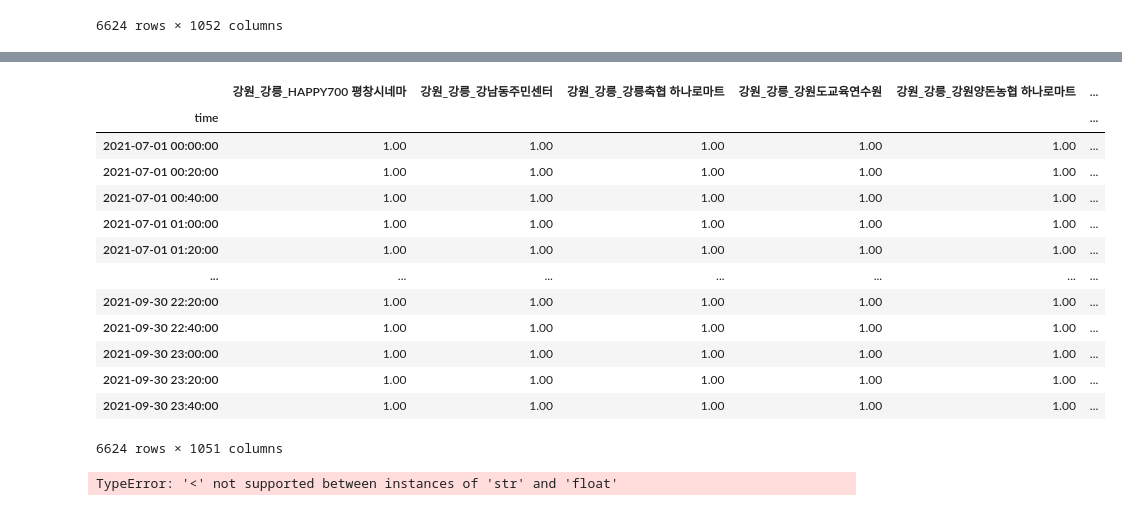
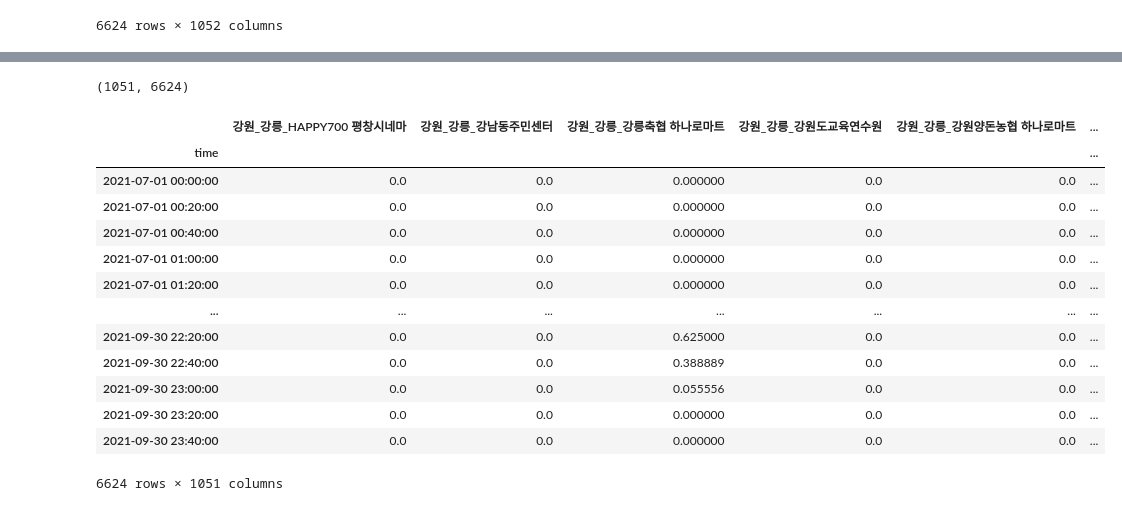
Before and after one commit to easttuna/ev-charger-occupancy-prediction, a Jupyter notebook: notebooks/data_selection_preprocess.ipynb, the cells around one changed output, grey strips where cells are left out. Saved outputs shown, nothing was run; the diff lists cells and outputs as text; code cells hidden in the pictures.

```diff
--- a/notebooks/data_selection_preprocess.ipynb
+++ b/notebooks/data_selection_preprocess.ipynb
@@ -627,2 +625,4 @@ pub_station.to_csv('../data/main_tables/PUB_STATION.csv', index=False)
 # %%
-history_by_st = pd.read_csv('../data/input_table/history_by_station_pub.csv', parse_dates=['time'])
+import pandas as pd
+
+history = pd.read_csv('../data/input_table/history_by_station_pub.csv', parse_dates=['time'])
@@ -645,23 +631,2 @@ history_by_st
 # %%
-data = history_by_st.set_index('time')
+data = data.set_index('sid')
-# %%
-data.mask(lambda x: x < 0.5,  1).mask(lambda x: x != 1, 0)
-# %% [output]
-|  | 강원_강릉_HAPPY700 평창시네마 | 강원_강릉_강남동주민센터 | 강원_강릉_강릉축협 하나로마트 | 강원_강릉_강원도교육연수원 | 강원_강릉_강원양돈농협 하나로마트 | ... |
-| time |  |  |  |  |  | ... |
-| 2021-07-01 00:00:00 | 1.00 | 1.00 | 1.00 | 1.00 | 1.00 | ... |
-| 2021-07-01 00:20:00 | 1.00 | 1.00 | 1.00 | 1.00 | 1.00 | ... |
-| 2021-07-01 00:40:00 | 1.00 | 1.00 | 1.00 | 1.00 | 1.00 | ... |
-| 2021-07-01 01:00:00 | 1.00 | 1.00 | 1.00 | 1.00 | 1.00 | ... |
-| 2021-07-01 01:20:00 | 1.00 | 1.00 | 1.00 | 1.00 | 1.00 | ... |
-| ... | ... | ... | ... | ... | ... | ... |
-| 2021-09-30 22:20:00 | 1.00 | 1.00 | 1.00 | 1.00 | 1.00 | ... |
-| 2021-09-30 22:40:00 | 1.00 | 1.00 | 1.00 | 1.00 | 1.00 | ... |
-| 2021-09-30 23:00:00 | 1.00 | 1.00 | 1.00 | 1.00 | 1.00 | ... |
-| 2021-09-30 23:20:00 | 1.00 | 1.00 | 1.00 | 1.00 | 1.00 | ... |
-| 2021-09-30 23:40:00 | 1.00 | 1.00 | 1.00 | 1.00 | 1.00 | ... |
-6624 rows × 1051 columns
-# %%
-data.lt(0.5)
-# %% [output]
-TypeError: '<' not supported between instances of 'str' and 'float'
@@ -667,0 +637,23 @@ TypeError: '<' not supported between instances of 'str' and 'float'
+# %%
+import numpy as np
+
+np.repeat(historic_data, 3, axis=1).shape
+# %% [output]
+(1051, 6624)
+# %%
+history_by_st.set_index('time').rolling(window=3, min_periods=1, center=True).mean()
+# %% [output]
+|  | 강원_강릉_HAPPY700 평창시네마 | 강원_강릉_강남동주민센터 | 강원_강릉_강릉축협 하나로마트 | 강원_강릉_강원도교육연수원 | 강원_강릉_강원양돈농협 하나로마트 | ... |
+| time |  |  |  |  |  | ... |
+| 2021-07-01 00:00:00 | 0.0 | 0.0 | 0.000000 | 0.0 | 0.0 | ... |
+| 2021-07-01 00:20:00 | 0.0 | 0.0 | 0.000000 | 0.0 | 0.0 | ... |
+| 2021-07-01 00:40:00 | 0.0 | 0.0 | 0.000000 | 0.0 | 0.0 | ... |
+| 2021-07-01 01:00:00 | 0.0 | 0.0 | 0.000000 | 0.0 | 0.0 | ... |
+| 2021-07-01 01:20:00 | 0.0 | 0.0 | 0.000000 | 0.0 | 0.0 | ... |
+| ... | ... | ... | ... | ... | ... | ... |
+| 2021-09-30 22:20:00 | 0.0 | 0.0 | 0.625000 | 0.0 | 0.0 | ... |
+| 2021-09-30 22:40:00 | 0.0 | 0.0 | 0.388889 | 0.0 | 0.0 | ... |
+| 2021-09-30 23:00:00 | 0.0 | 0.0 | 0.055556 | 0.0 | 0.0 | ... |
+| 2021-09-30 23:20:00 | 0.0 | 0.0 | 0.000000 | 0.0 | 0.0 | ... |
+| 2021-09-30 23:40:00 | 0.0 | 0.0 | 0.000000 | 0.0 | 0.0 | ... |
+6624 rows × 1051 columns
```
Also changed, not shown: parts of 5 cells of this notebook.
